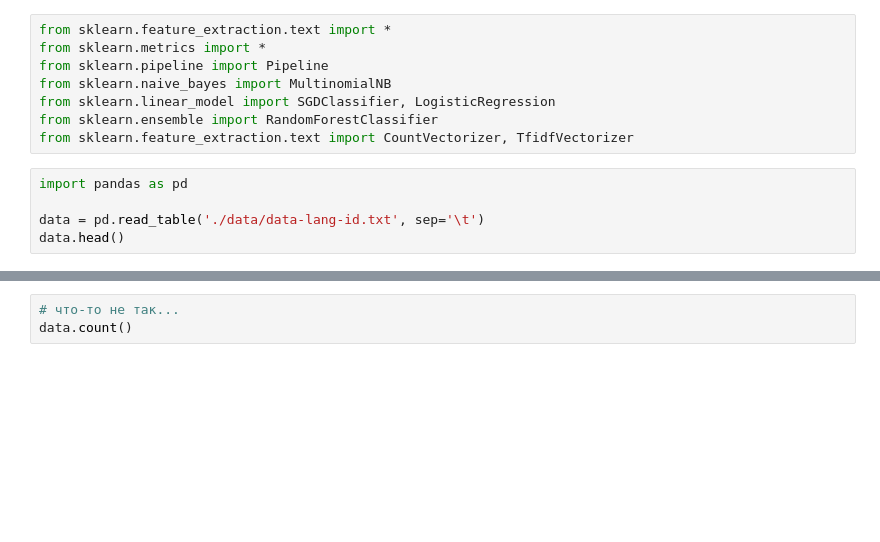
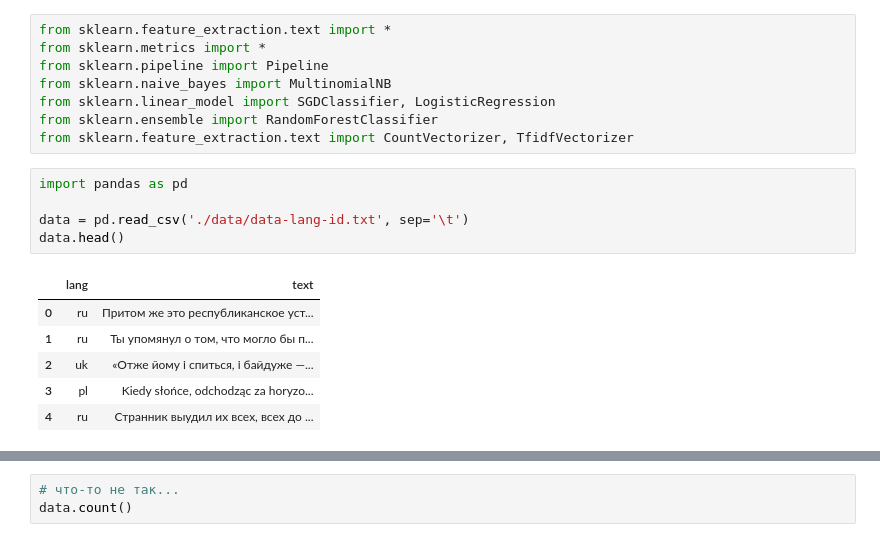
Before and after one commit to ancatmara/data-science-nlp, a Jupyter notebook: 2. Classification.ipynb, the cells around one changed output, grey strips where cells are left out. Drawn from its saved outputs; the diff is of its cells as text; blank space fills up the shorter version.

```diff
--- a/2. Classification.ipynb
+++ b/2. Classification.ipynb
@@ -204,7 +204,14 @@ from sklearn.feature_extraction.text import CountVectorizer, TfidfVectorizer
 # %%
 import pandas as pd
 
-data = pd.read_table('./data/data-lang-id.txt', sep='\t')
+data = pd.read_csv('./data/data-lang-id.txt', sep='\t')
 data.head()
+# %% [output]
+|  | lang | text |
+| 0 | ru | Притом же это республиканское уст... |
+| 1 | ru | Ты упомянул о том, что могло бы п... |
+| 2 | uk | «Отже йому і спиться, і байдуже —... |
+| 3 | pl | Kiedy słońce, odchodząc za horyzo... |
+| 4 | ru | Странник выудил их всех, всех до ... |
 # %%
 data.groupby('lang').count()
```
Also changed, not shown: parts of 10 cells of this notebook, 1 other file.
